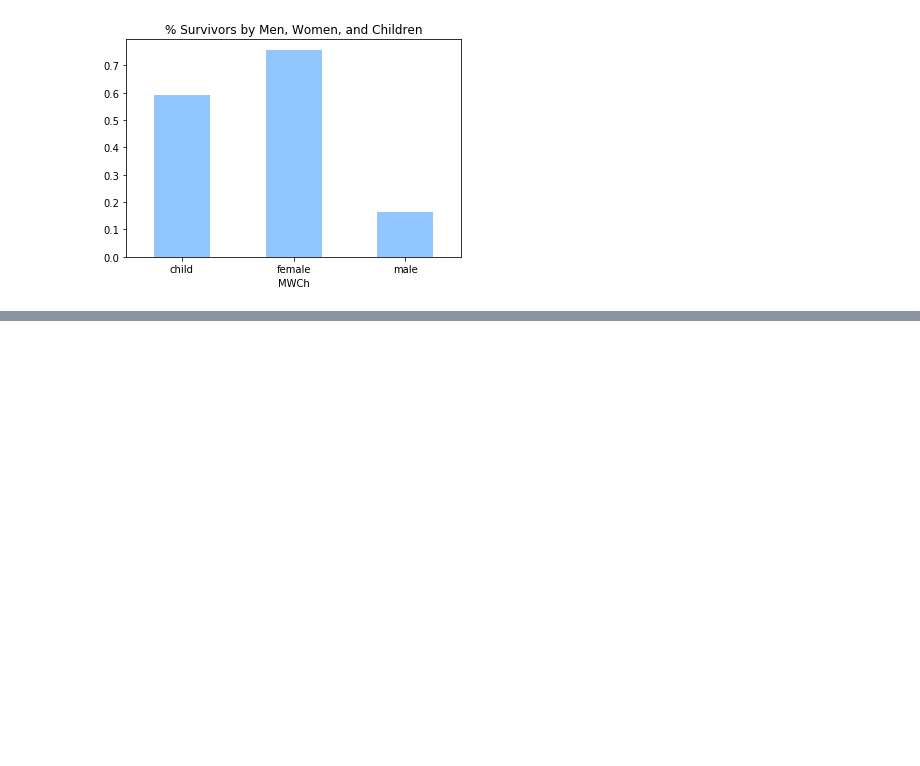
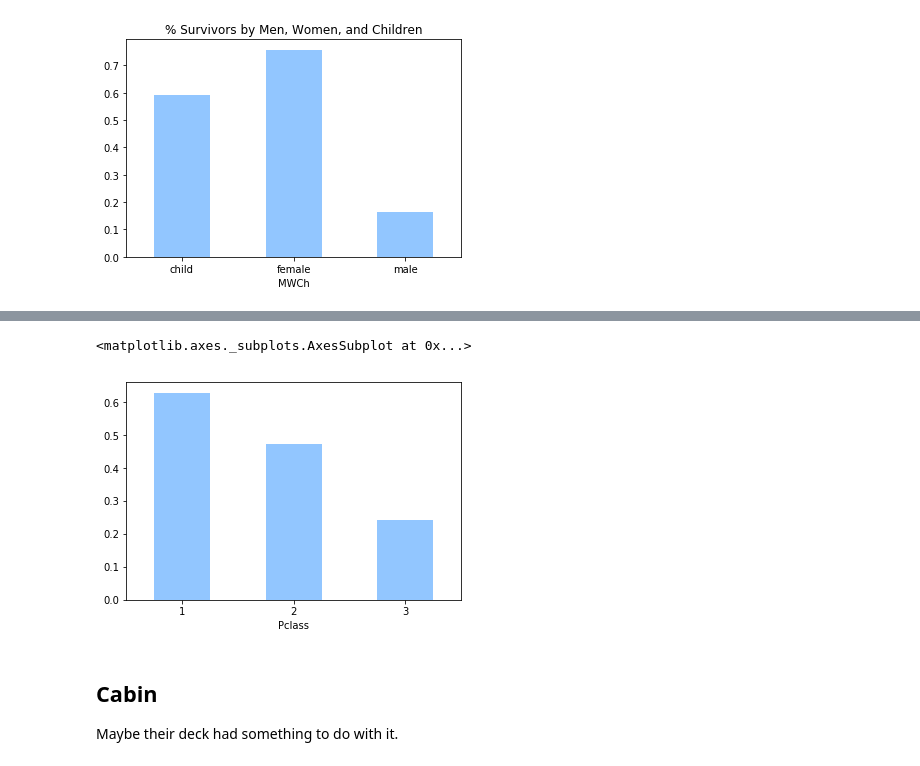
Before and after one commit to ppkn/udacity-titanic, a Jupyter notebook: Analysis of Titanic Dataset.ipynb, the cells around one changed output, grey strips where cells are left out. Cells and saved outputs as stored; diff of their text form; code cells hidden in the pictures; blank space fills up the shorter version.

```diff
--- a/Analysis of Titanic Dataset.ipynb
+++ b/Analysis of Titanic Dataset.ipynb
@@ -100,11 +97,11 @@ Name: Sex, dtype: int64
 # %% [markdown]
 Normalize view so that it represents proportion of population
 # %%
-def group_normalize(group, by='Survived', df=titanic_data):
-    return pd.crosstab(df[group], df[by], normalize=0)
+def percent_survived(group, by='Survived', df=titanic_data):
+    return pd.crosstab(df[group], df[by], normalize=0) \
+             .loc[:, 1]
 
-normalized_mf_survivors = group_normalize('Sex') \
-                          .loc[:, 1]
+normalized_mf_survivors = percent_survived('Sex')
 normalized_mf_survivors.plot(kind='bar', rot='0')
 plt.title('% Survivors by Gender')
 plt.savefig('figures/per_survivors_by_gender.png')
@@ -146,0 +150,8 @@ Name: 1, dtype: float64
+# %%
+percent_survived('Pclass').plot(kind='bar', rot=0)
+# %% [output]
+<matplotlib.axes._subplots.AxesSubplot at 0x...>
+[figure, added]
+# %% [markdown]
+## Cabin
+Maybe their deck had something to do with it.
```
Also changed, not shown: parts of 18 cells of this notebook, 8 other files.
